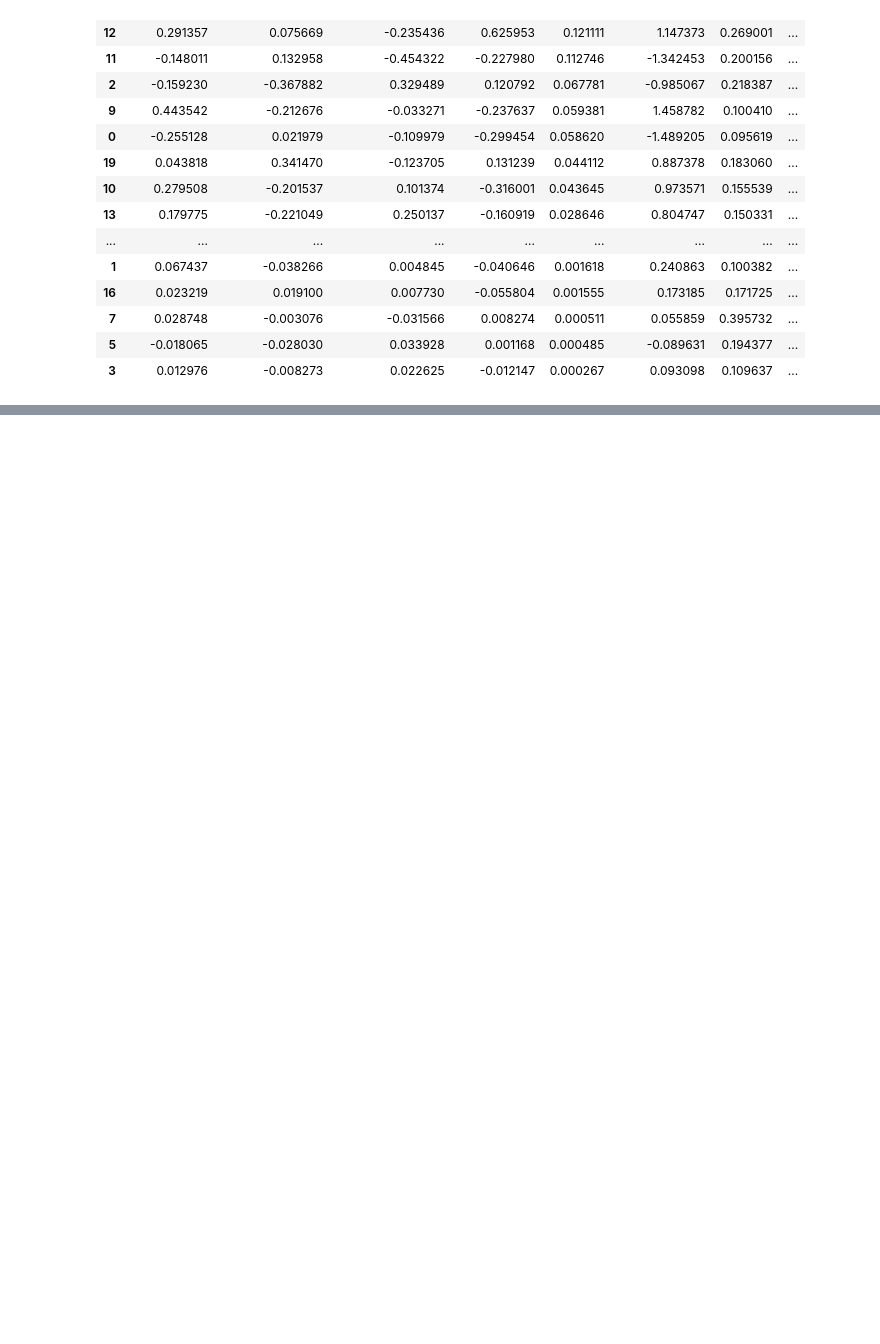
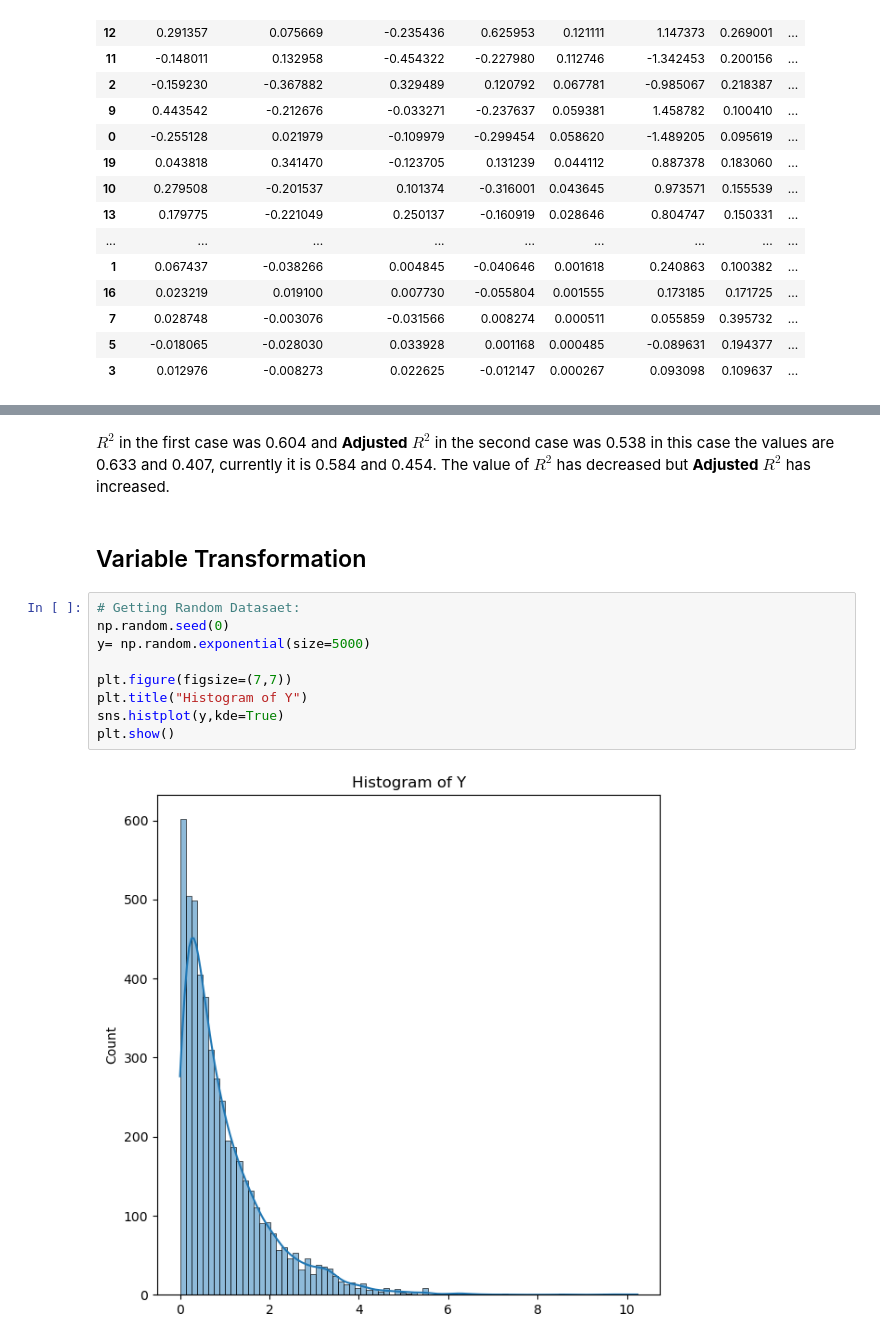
Before and after one commit to PoshanAgrawal/Finance, a Jupyter notebook: Econometrics/Linear Regression Analysis.ipynb, the cells around one changed output, grey strips where cells are left out. Cells and saved outputs as stored; diff of their text form; blank space fills up the shorter version.

```diff
--- a/Econometrics/Linear Regression Analysis.ipynb
+++ b/Econometrics/Linear Regression Analysis.ipynb
@@ -279,0 +549,15 @@ inf_sum.head(30)
+# %% [markdown]
+$R^{2}$ in the first case was 0.604 and **Adjusted** $R^{2}$ in the second case was 0.538 in this case the values are 0.633 and 0.407, currently it is 0.584 and 0.454. The value of $R^{2}$ has decreased but **Adjusted** $R^{2}$ has increased.
+# %% [markdown]
+## Variable Transformation
+# %%
+# Getting Random Datasaet:
+np.random.seed(0)
+y= np.random.exponential(size=5000)
+
+plt.figure(figsize=(7,7))
+plt.title("Histogram of Y")
+sns.histplot(y,kde=True)
+plt.show()
+# %% [output]
+[figure, added]
```
Also changed, not shown: parts of 47 cells of this notebook.
